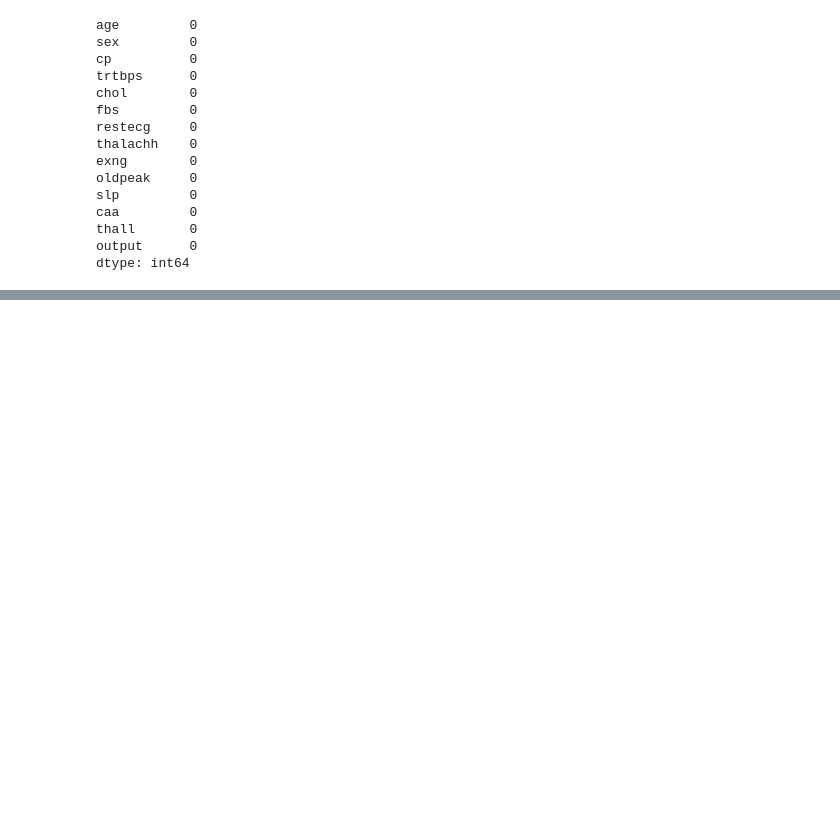
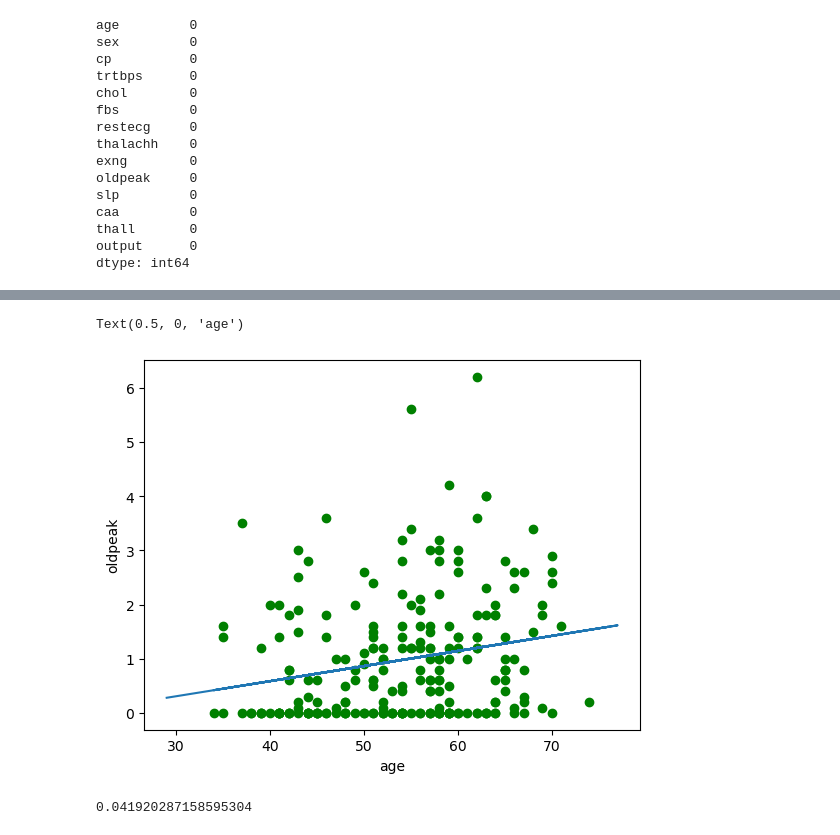
Before and after one commit to AmanPathan/DSBDA, a Jupyter notebook: Heart.ipynb, the cells around one changed output, grey strips where cells are left out. Saved outputs shown, nothing was run; the diff lists cells and outputs as text; code cells hidden in the pictures; blank space fills up the shorter version.

```diff
--- a/Heart.ipynb
+++ b/Heart.ipynb
@@ -103,0 +135,15 @@ Index(['age', 'sex', 'cp', 'trtbps', 'chol', 'fbs', 'restecg', 'thalachh',
+# %%
+y_predicted = model.predict(x_test)
+# %%
+plt.plot(x_test,y_predicted)
+plt.scatter(x_train,y_train,color='green')
+plt.ylabel('oldpeak')
+plt.xlabel('age')
+# %% [output]
+Text(0.5, 0, 'age')
+[figure, added]
+# %%
+r_square = model.score(X,Y)
+r_square
+# %% [output]
+0.041920287158595304
```
Also changed, not shown: parts of 21 cells of this notebook, 6 other files.
